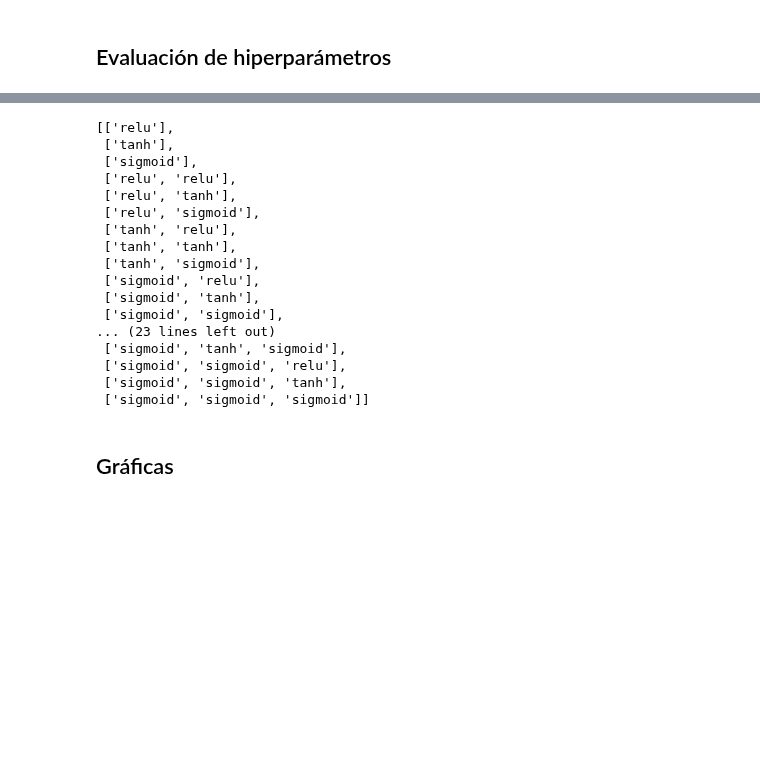
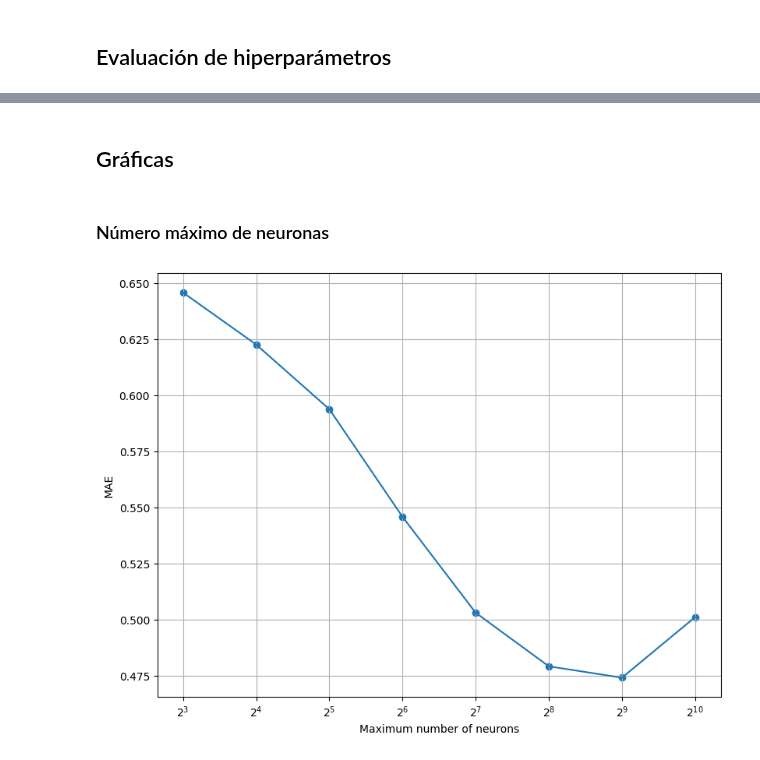
Before and after one commit to jjgranadat/Semillero_SOFA, a Jupyter notebook: ICI_Project/Codes/Histograms/Histograms_Regression.ipynb, the cells around one changed output, grey strips where cells are left out. Cells and saved outputs as stored; diff of their text form; code cells hidden in the pictures; blank space fills up the shorter version.

```diff
--- a/ICI_Project/Codes/Histograms/Histograms_Regression.ipynb
+++ b/ICI_Project/Codes/Histograms/Histograms_Regression.ipynb
@@ -246,7 +246,8 @@ def estimation_crossvalidation(X, y, n_splits, layer_props, loss_fn, callbacks):
 def test_estimation_model(data, n_splits, max_neurons, activations,
                           use_osnr=True, loss_fn="mean_absolute_error"):
     """ Test a spectral spacing estimation model with given parameters. """
-    var_n = 97 if use_osnr else 96
+    n_feat = data.shape[1]
+    var_n = n_feat - 1 if use_osnr else n_feat - 2
 
     # Split variables
     # Variables
@@ -604,25 +509,6 @@ combinations = [
 ]
 
 hidden_layers = [item for sublist in combinations for item in sublist]
-hidden_layers
-# %% [output]
-[['relu'],
- ['tanh'],
- ['sigmoid'],
- ['relu', 'relu'],
- ['relu', 'tanh'],
- ['relu', 'sigmoid'],
- ['tanh', 'relu'],
- ['tanh', 'tanh'],
- ['tanh', 'sigmoid'],
- ['sigmoid', 'relu'],
- ['sigmoid', 'tanh'],
- ['sigmoid', 'sigmoid'],
-... (23 lines left out)
- ['sigmoid', 'tanh', 'sigmoid'],
- ['sigmoid', 'sigmoid', 'relu'],
- ['sigmoid', 'sigmoid', 'tanh'],
- ['sigmoid', 'sigmoid', 'sigmoid']]
 # %%
 try:
     histograms_reg_results = sofa.load_hdf5("histograms_reg_results.h5")
@@ -687,0 +538,19 @@ plt.savefig("hist_classes.svg", format="svg", transparent=True, bbox_inches="tig
+# %% [markdown]
+### Número máximo de neuronas
+# %%
+def get_test_mae_by_neurons(results, target_neurons):
+    test_mae_lst = []
+    for activations in hidden_layers:
+        for neurons in max_neurons:
+            if neurons != target_neurons:
+                continue
+            for osnr in osnr_lst:
+                act_fn_name = "".join([s[0] for s in activations])
+                test_mae_lst.append(np.mean(results[act_fn_name][neurons][osnr]["mae"]["test"]))
+    return test_mae_lst
+
+neurons_avg_results = [np.mean(get_test_mae_by_neurons(histograms_reg_results, neurons)) for neurons in max_neurons]
+x = list(map(int, max_neurons))
+plot_results(x, neurons_avg_results, "Maximum number of neurons", log=True)
+# %% [output]
+[figure, added]
```
Also changed, not shown: parts of 32 cells of this notebook, 1 other file.
